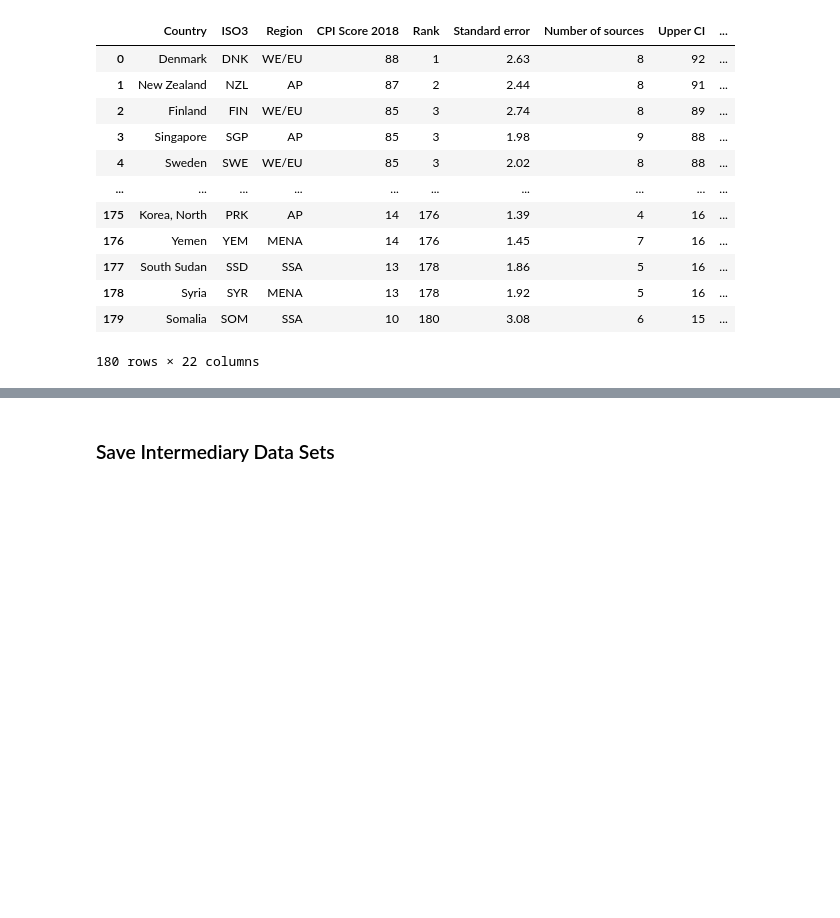
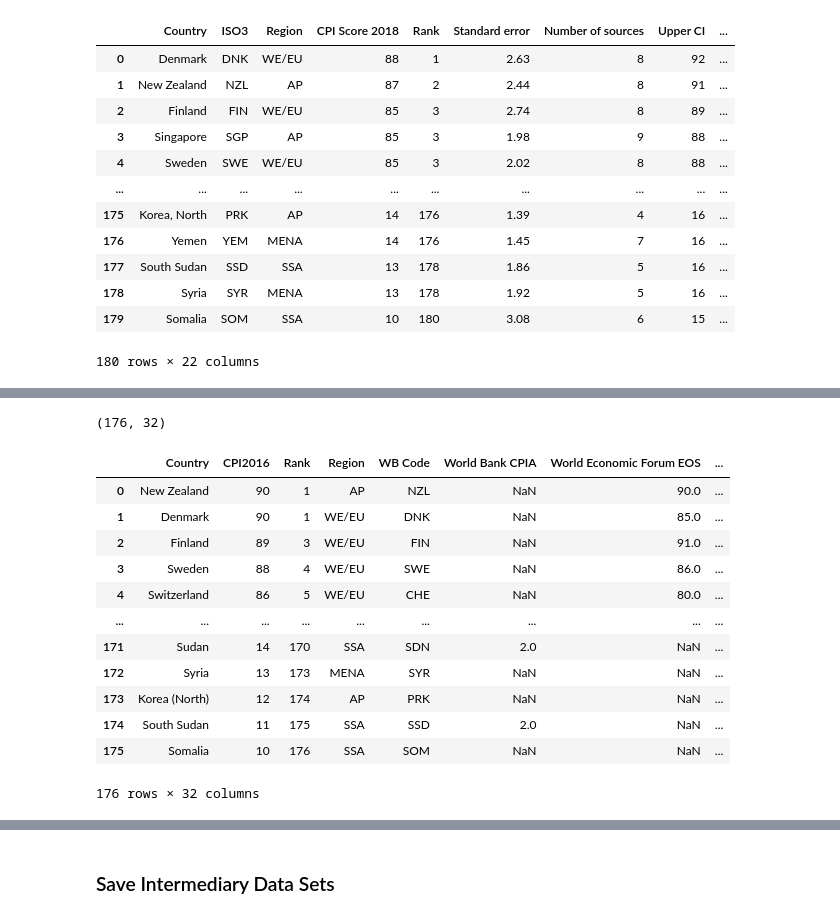
Before and after one commit to wanzulfikri/cpi_analysis, a Jupyter notebook: CPI 2012-2021.ipynb, the cells around one changed output, grey strips where cells are left out. Drawn from its saved outputs; the diff is of its cells as text; code cells hidden in the pictures; blank space fills up the shorter version.

Commit message:
Load 2016 data set

```diff
--- a/CPI 2012-2021.ipynb
+++ b/CPI 2012-2021.ipynb
@@ -533,0 +540,27 @@ CPI
+# %%
+import warnings
+warnings.simplefilter("ignore")
+
+# Load year 2016 data set
+CPI_2016 = pd.read_excel("raw_datasets/CPI2016_Results.xlsx", sheet_name="CPI2016_FINAL_16Jan")
+warnings.simplefilter("default")
+CPI_2016.columns = CPI_2016.columns.str.strip()
+
+# Review the data set
+print(CPI_2016.shape)
+CPI_2016
+# %% [output]
+(176, 32)
+|  | Country | CPI2016 | Rank | Region | WB Code | World Bank CPIA | World Economic Forum EOS | ... |
+| 0 | New Zealand | 90 | 1 | AP | NZL | NaN | 90.0 | ... |
+| 1 | Denmark | 90 | 1 | WE/EU | DNK | NaN | 85.0 | ... |
+| 2 | Finland | 89 | 3 | WE/EU | FIN | NaN | 91.0 | ... |
+| 3 | Sweden | 88 | 4 | WE/EU | SWE | NaN | 86.0 | ... |
+| 4 | Switzerland | 86 | 5 | WE/EU | CHE | NaN | 80.0 | ... |
+| ... | ... | ... | ... | ... | ... | ... | ... | ... |
+| 171 | Sudan | 14 | 170 | SSA | SDN | 2.0 | NaN | ... |
+| 172 | Syria | 13 | 173 | MENA | SYR | NaN | NaN | ... |
+| 173 | Korea (North) | 12 | 174 | AP | PRK | NaN | NaN | ... |
+| 174 | South Sudan | 11 | 175 | SSA | SSD | 2.0 | NaN | ... |
+| 175 | Somalia | 10 | 176 | SSA | SOM | NaN | NaN | ... |
+176 rows × 32 columns
```
Also changed, not shown: parts of 122 cells of this notebook.
